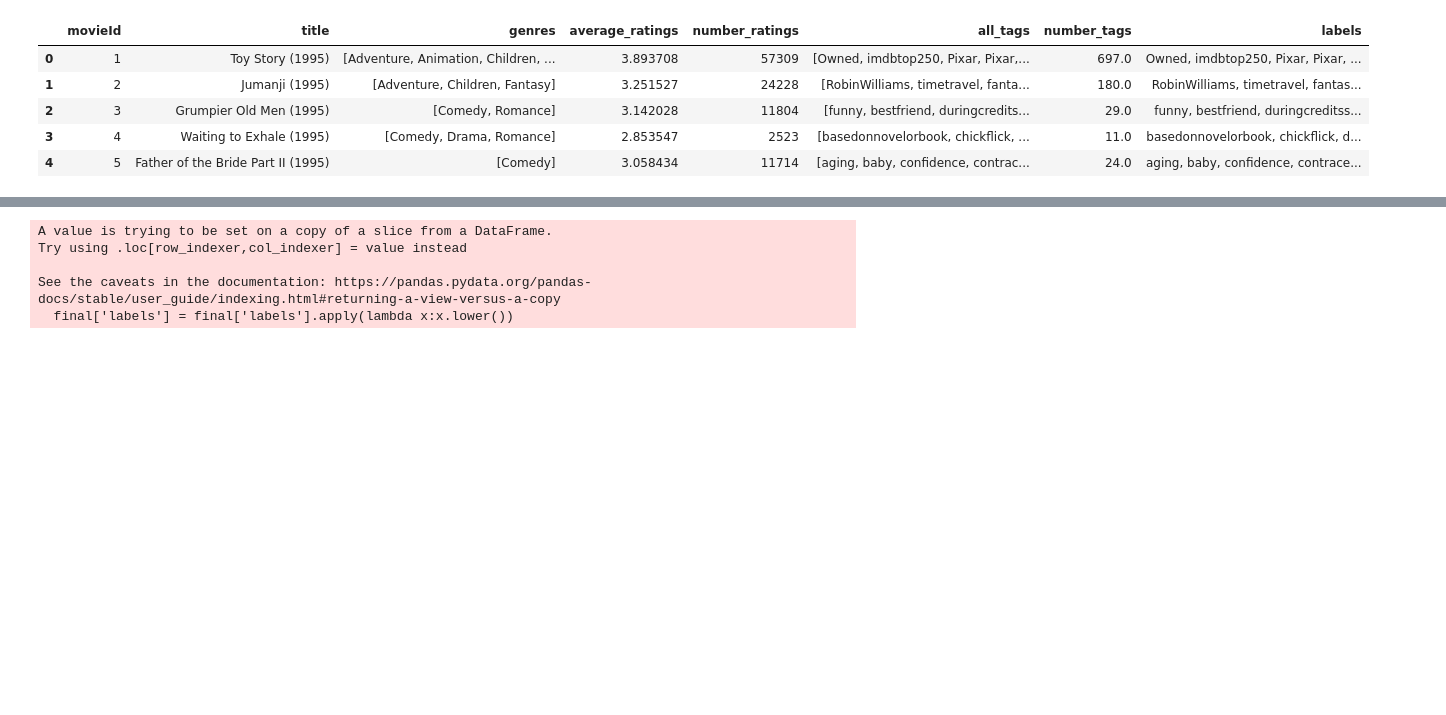
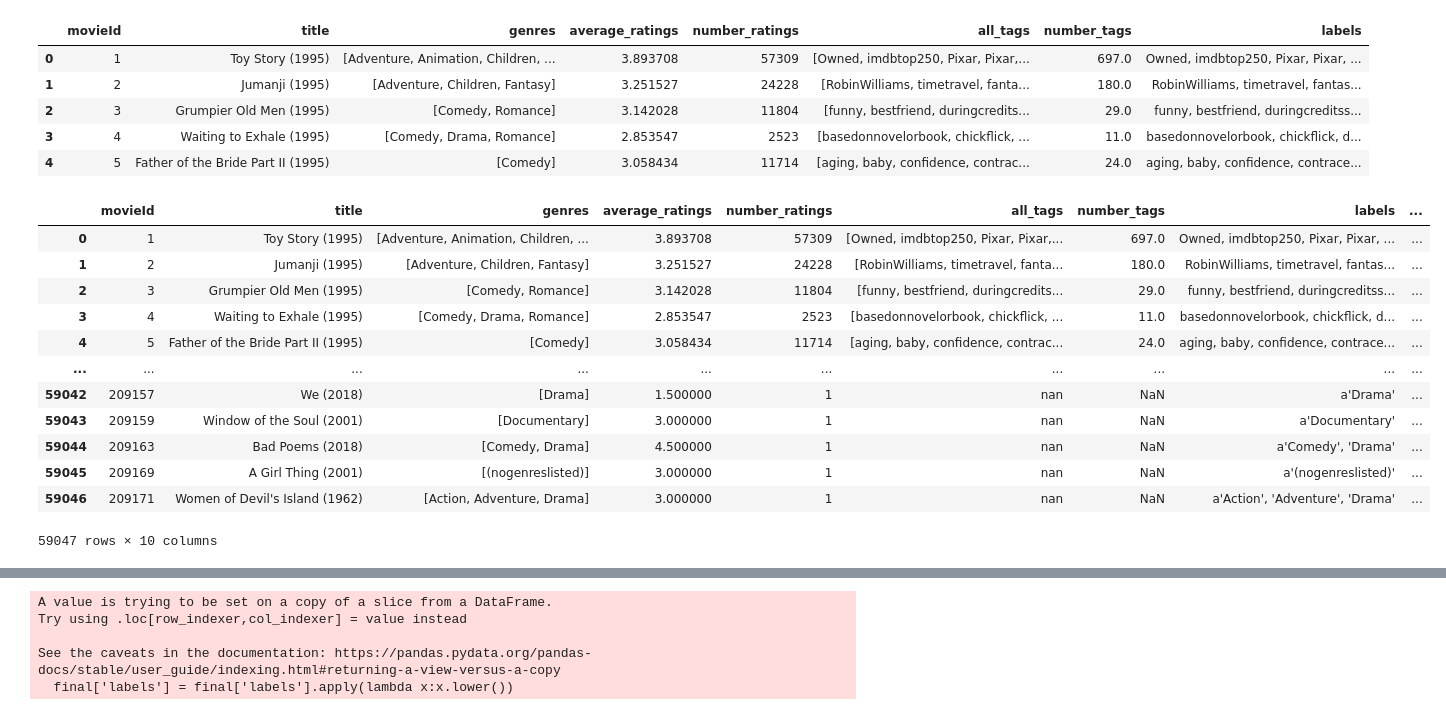
Before and after one commit to Rokeeb17/movie-recommender, a Jupyter notebook: movie-recommender.ipynb, the cells around one changed output, grey strips where cells are left out. Cells and saved outputs as stored; diff of their text form; code cells hidden in the pictures; blank space fills up the shorter version.

```diff
--- a/movie-recommender.ipynb
+++ b/movie-recommender.ipynb
@@ -1063 +1071,17 @@ recommendation_set.head()
+# %%
+recommendation_set
+# %% [output]
+|  | movieId | title | genres | average_ratings | number_ratings | all_tags | number_tags | labels | ... |
+| 0 | 1 | Toy Story (1995) | [Adventure, Animation, Children, ... | 3.893708 | 57309 | [Owned, imdbtop250, Pixar, Pixar,... | 697.0 | Owned, imdbtop250, Pixar, Pixar, ... | ... |
+| 1 | 2 | Jumanji (1995) | [Adventure, Children, Fantasy] | 3.251527 | 24228 | [RobinWilliams, timetravel, fanta... | 180.0 | RobinWilliams, timetravel, fantas... | ... |
+| 2 | 3 | Grumpier Old Men (1995) | [Comedy, Romance] | 3.142028 | 11804 | [funny, bestfriend, duringcredits... | 29.0 | funny, bestfriend, duringcreditss... | ... |
+| 3 | 4 | Waiting to Exhale (1995) | [Comedy, Drama, Romance] | 2.853547 | 2523 | [basedonnovelorbook, chickflick, ... | 11.0 | basedonnovelorbook, chickflick, d... | ... |
+| 4 | 5 | Father of the Bride Part II (1995) | [Comedy] | 3.058434 | 11714 | [aging, baby, confidence, contrac... | 24.0 | aging, baby, confidence, contrace... | ... |
+| ... | ... | ... | ... | ... | ... | ... | ... | ... | ... |
+| 59042 | 209157 | We (2018) | [Drama] | 1.500000 | 1 | nan | NaN | a'Drama' | ... |
+| 59043 | 209159 | Window of the Soul (2001) | [Documentary] | 3.000000 | 1 | nan | NaN | a'Documentary' | ... |
+| 59044 | 209163 | Bad Poems (2018) | [Comedy, Drama] | 4.500000 | 1 | nan | NaN | a'Comedy', 'Drama' | ... |
+| 59045 | 209169 | A Girl Thing (2001) | [(nogenreslisted)] | 3.000000 | 1 | nan | NaN | a'(nogenreslisted)' | ... |
+| 59046 | 209171 | Women of Devil's Island (1962) | [Action, Adventure, Drama] | 3.000000 | 1 | nan | NaN | a'Action', 'Adventure', 'Drama' | ... |
+59047 rows × 10 columns
 # %%
```
Also changed, not shown: parts of 8 cells of this notebook.
